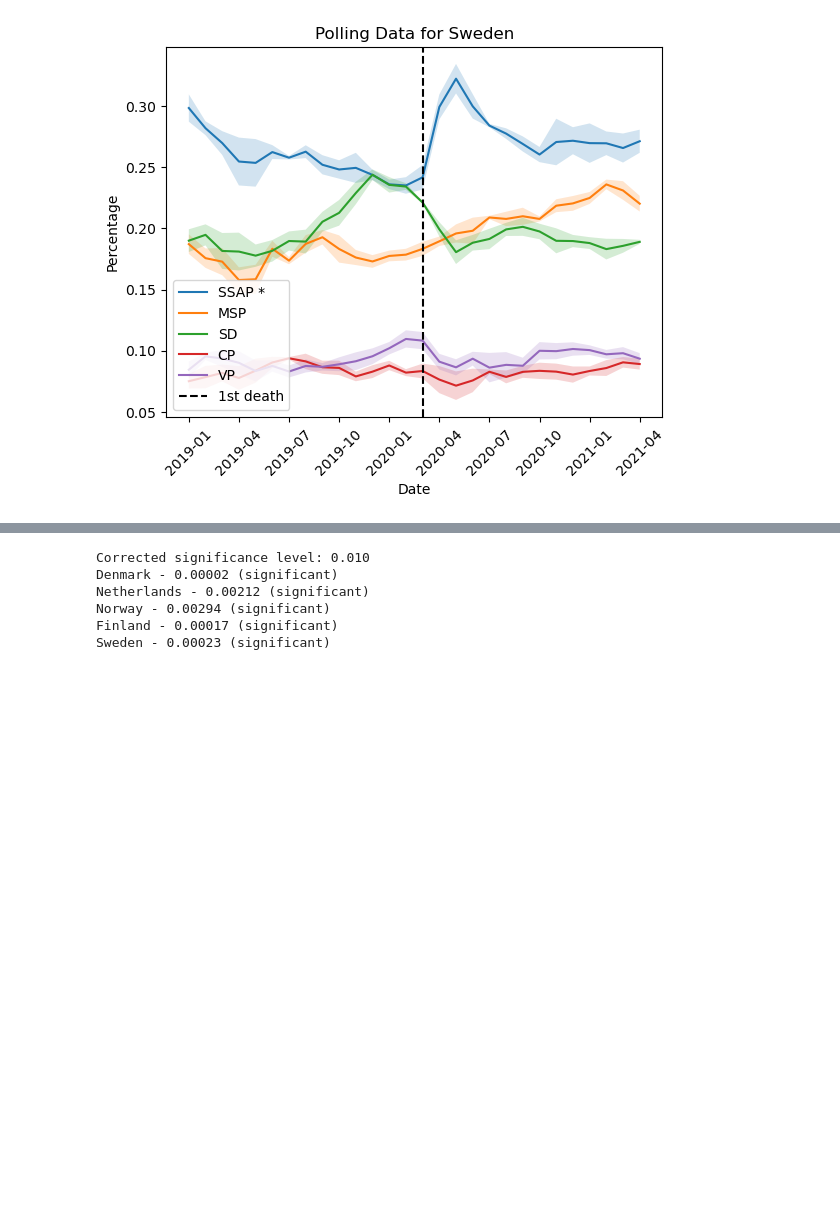
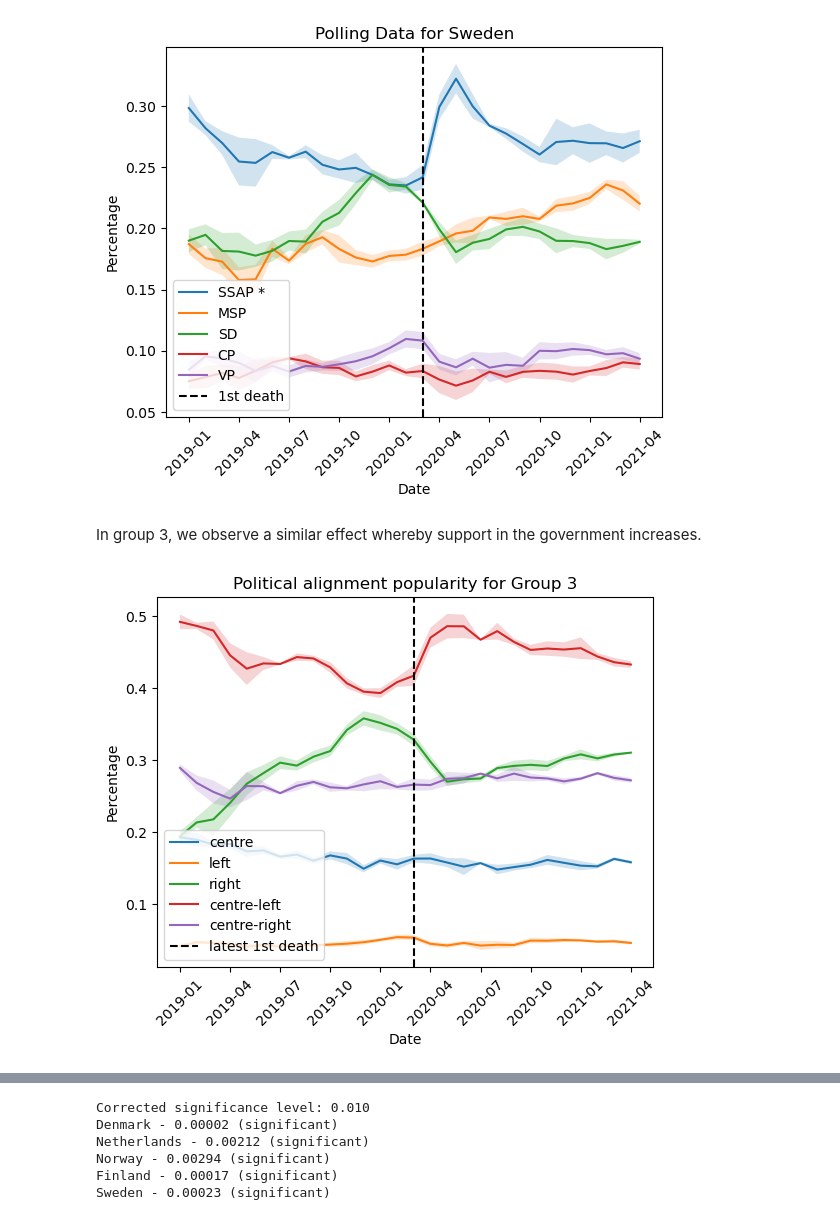
Before and after one commit to epfl-ada/ada-2022-project-zeta, a Jupyter notebook: ADAnalysis.ipynb, the cells around one changed output, grey strips where cells are left out. Cells and saved outputs as stored; diff of their text form; code cells hidden in the pictures; blank space fills up the shorter version.

```diff
--- a/ADAnalysis.ipynb
+++ b/ADAnalysis.ipynb
@@ -150,8 +170,17 @@ In contrast, countries in group 2 (smaller countries where the government reacte
 # %%
+dfs_group3 = []
+
 for country in response_groups[2]:
     df = get_polling_data(country)
+    dfs_group3.append(df)
     plot_polling_data(df, country, df_dates)
 # %% [output]
 [figure]
 [figure]
+# %% [markdown]
+In group 3, we observe a similar effect whereby support in the government increases.
+# %%
+plot_group_alignments(dfs_group3, response_groups[2], df_dates, 'Group 3')
+# %% [output]
+[figure, added]
 # %% [markdown]
```
Also changed, not shown: parts of 9 cells of this notebook, 1 other file.
